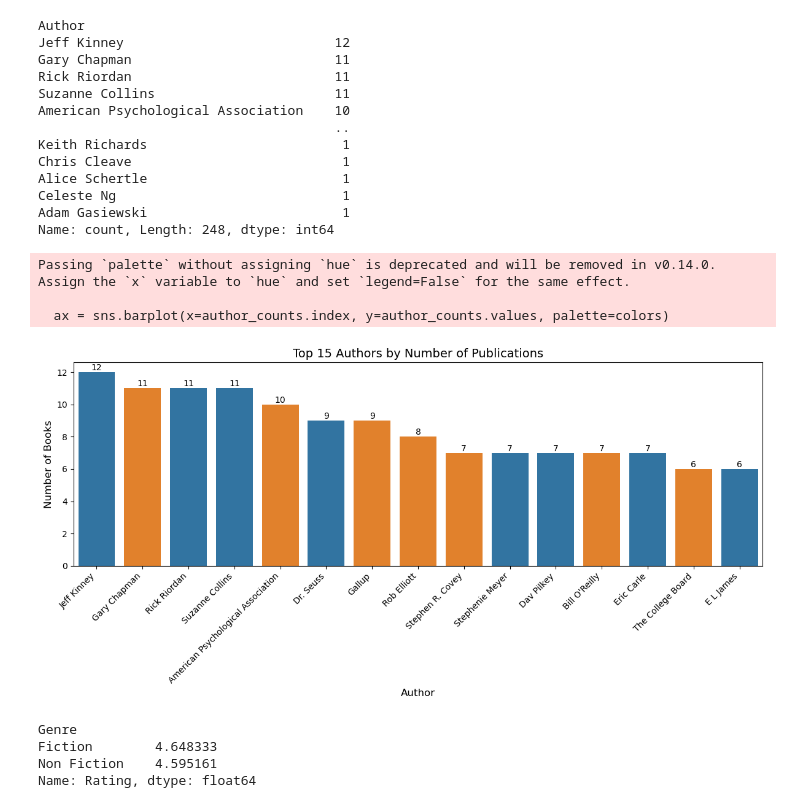
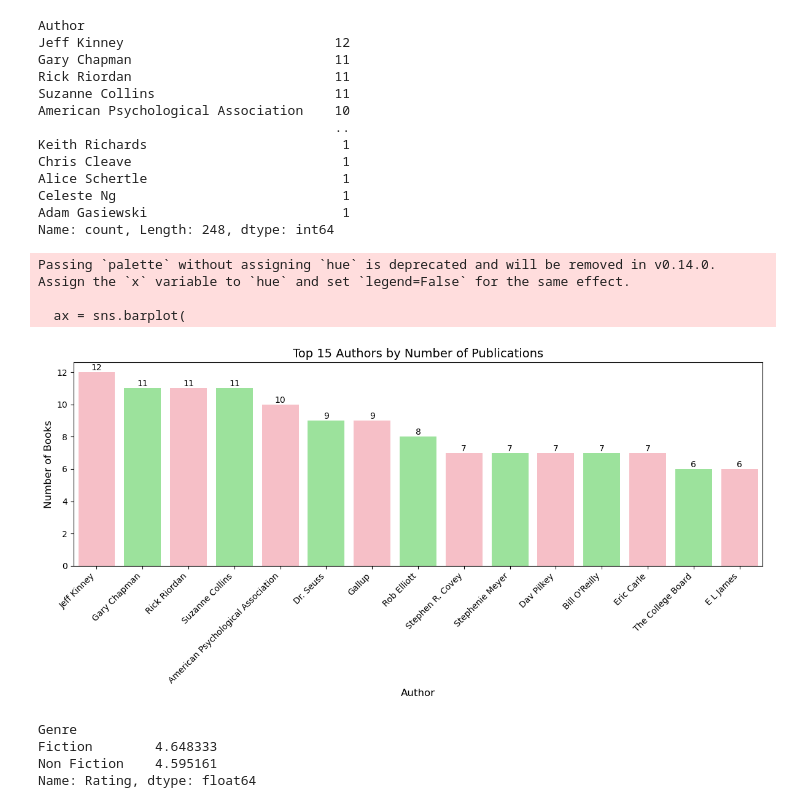
Before and after one commit to ashleyroque/Amazon-Best-Seller-Analysis, a Jupyter notebook: Amazon Best Sellers Analysis.ipynb, the cells around one changed output. Cells and saved outputs as stored; diff of their text form; code cells hidden in the pictures.

```diff
--- a/Amazon Best Sellers Analysis.ipynb
+++ b/Amazon Best Sellers Analysis.ipynb
@@ -59,35 +59,41 @@ Celeste Ng                             1
 Adam Gasiewski                         1
 Name: count, Length: 248, dtype: int64
 # %%
+import matplotlib.pyplot as plt
+import seaborn as sns
+
 plt.figure(figsize=(12, 6))
-author_counts = df['Author'].value_counts().head(15)  # Top 15 authors
+author_counts = df['Author'].value_counts().head(15)
 
-# Create a color palette based on genre if available
-colors = None
-if 'Genre' in df.columns:
-    genre_map = df.drop_duplicates('Author').set_index('Author')['Genre']
-    colors = [sns.color_palette()[0] if genre_map.get(author) == 'Fiction'
-              else sns.color_palette()[1] for author in author_counts.index]
+# Define your custom colors
+custom_colors = ['#FFB6C1', '#90EE90']  # Light pink and light green
 
-ax = sns.barplot(x=author_counts.index, y=author_counts.values, palette=colors)
+# Create plot with alternating colors
+ax = sns.barplot(
+    x=author_counts.index,
+    y=author_counts.values,
+    palette=custom_colors * len(author_counts)  # Repeat the pattern
+)
+
 plt.title('Top 15 Authors by Number of Publications', fontsize=14)
 plt.xlabel('Author', fontsize=12)
 plt.ylabel('Number of Books', fontsize=12)
 plt.xticks(rotation=45, ha='right')
-plt.tight_layout()
 
-# Add value labels on top of bars
+# Add value labels
 for p in ax.patches:
     ax.annotate(f"{int(p.get_height())}",
-                (p.get_x() + p.get_width() / 2., p.get_height()),
-                ha='center', va='center', xytext=(0, 5), textcoords='offset points')
+               (p.get_x() + p.get_width() / 2., p.get_height()),
+               ha='center', va='center', xytext=(0, 5),
+               textcoords='offset points')
 
+plt.tight_layout()
 plt.show()
 # %% [output]
 Passing `palette` without assigning `hue` is deprecated and will be removed in v0.14.0. Assign the `x` variable to `hue` and set `legend=False` for the same effect.
 
-  ax = sns.barplot(x=author_counts.index, y=author_counts.values, palette=colors)
+  ax = sns.barplot(
-[figure, old version]
+[figure, new version]
 # %%
 ## Averaging Rating by Genre
 avg_rating_by_genre = df.groupby("Genre")["Rating"].mean()
```
